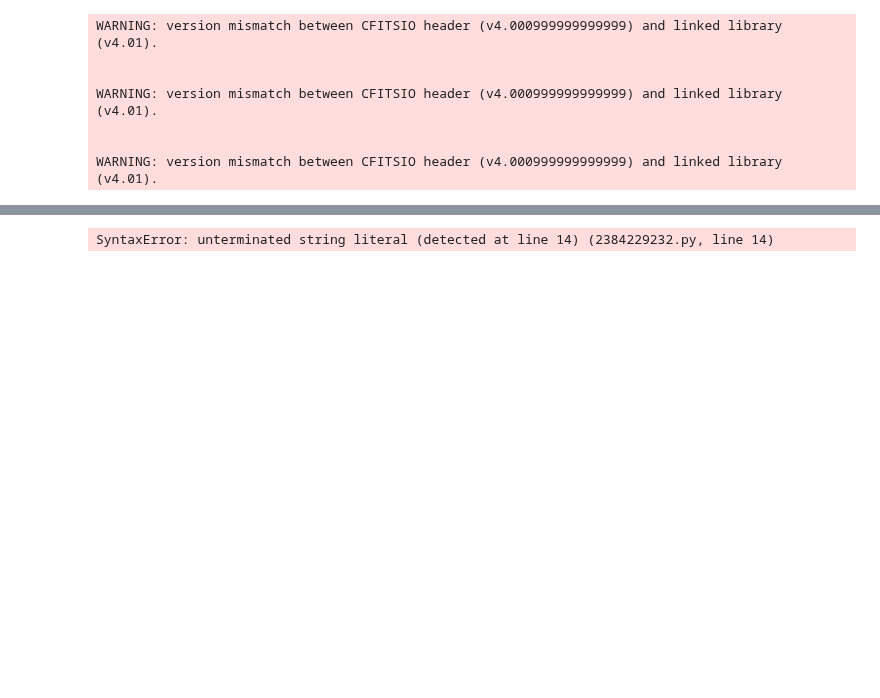
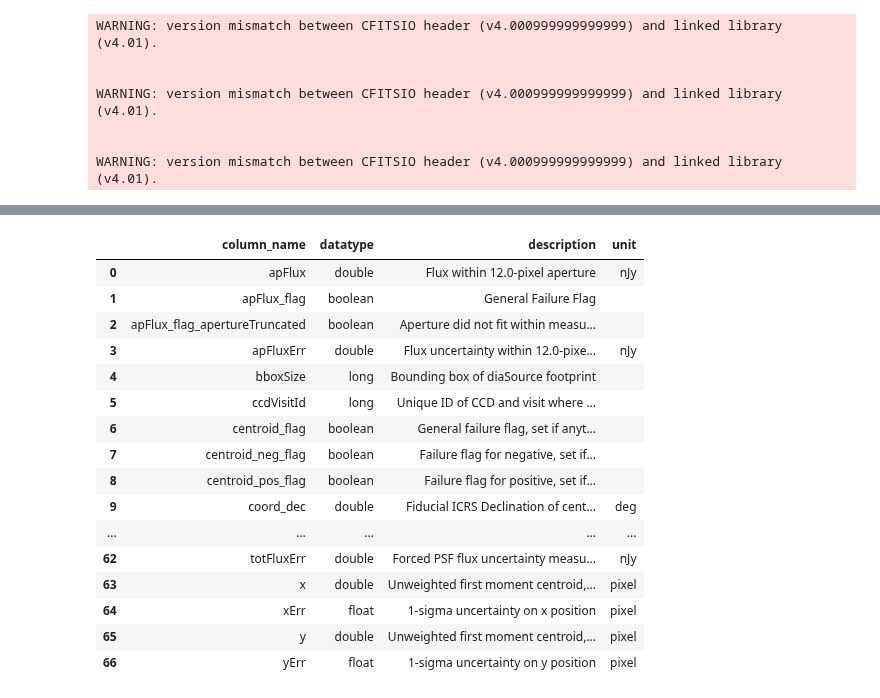
Before and after one commit to rubin-dp0/cst-dev, a Jupyter notebook: CCW_treehouse/Image_cutout_service_draft_template.ipynb, the cells around one changed output, grey strips where cells are left out. Cells and saved outputs as stored; diff of their text form; code cells hidden in the pictures; blank space fills up the shorter version.

```diff
--- a/CCW_treehouse/Image_cutout_service_draft_template.ipynb
+++ b/CCW_treehouse/Image_cutout_service_draft_template.ipynb
@@ -240,46 +211,22 @@ Was expecting one of:
-# %%
-Adapted from DC2 tutorial notebook by Michael Wood-Vasey.
-
-Parameters
-----------
-butler: lsst.daf.persistence.Butler
-    Servant providing access to a data repository
-ra: float
-    Right ascension of the center of the cutout, in degrees
-dec: float
-    Declination of the center of the cutout, in degrees
-band: string
-    Filter of the image to load
-datasetType: string ['deepCoadd']
-    Which type of coadd to load.  Doesn't support 'calexp'
-skymap: lsst.afw.skyMap.SkyMap [optional]
-    Pass in to avoid the Butler read.  Useful if you have lots of them.
-cutoutSideLength: float [optional]
-    Size of the cutout region in pixels.
-
-Returns
--------
-MaskedImage
-"""
-radec = geom.SpherePoint(ra, dec, geom.degrees)
-cutoutSize = geom.ExtentI(cutoutSideLength, cutoutSideLength)
-
-if skymap is None:
-    skymap = butler.get("skyMap")
-
-# Look up the tract, patch for the RA, Dec
-tractInfo = skymap.findTract(radec)
-patchInfo = tractInfo.findPatch(radec)
-xy = geom.PointI(tractInfo.getWcs().skyToPixel(radec))
-bbox = geom.BoxI(xy - cutoutSize // 2, cutoutSize)
-patch = tractInfo.getSequentialPatchIndex(patchInfo)
-
-coaddId = {'tract': tractInfo.getId(), 'patch': patch, 'band': band}
-parameters = {'bbox': bbox}
-
-cutout_image = butler.get(datasetType, parameters=parameters,
-                           dataId=coaddId)
-
-return cutout_image
-# %% [output]
-SyntaxError: unterminated string literal (detected at line 14) (2384229232.py, line 14)
+# %%
+results = service.search("SELECT column_name, datatype, description, unit from TAP_SCHEMA.columns "
+                         "WHERE table_name = 'dp02_dc2_catalogs.DiaSource'")
+results.to_table().to_pandas()
+# %% [output]
+|  | column_name | datatype | description | unit |
+| 0 | apFlux | double | Flux within 12.0-pixel aperture | nJy |
+| 1 | apFlux_flag | boolean | General Failure Flag |  |
+| 2 | apFlux_flag_apertureTruncated | boolean | Aperture did not fit within measu... |  |
+| 3 | apFluxErr | double | Flux uncertainty within 12.0-pixe... | nJy |
+| 4 | bboxSize | long | Bounding box of diaSource footprint |  |
+| 5 | ccdVisitId | long | Unique ID of CCD and visit where ... |  |
+| 6 | centroid_flag | boolean | General failure flag, set if anyt... |  |
+| 7 | centroid_neg_flag | boolean | Failure flag for negative, set if... |  |
+| 8 | centroid_pos_flag | boolean | Failure flag for positive, set if... |  |
+| 9 | coord_dec | double | Fiducial ICRS Declination of cent... | deg |
+| ... | ... | ... | ... | ... |
+| 62 | totFluxErr | double | Forced PSF flux uncertainty measu... | nJy |
+| 63 | x | double | Unweighted first moment centroid,... | pixel |
+| 64 | xErr | float | 1-sigma uncertainty on x position | pixel |
+| 65 | y | double | Unweighted first moment centroid,... | pixel |
+| 66 | yErr | float | 1-sigma uncertainty on y position | pixel |
```
Also changed, not shown: parts of 9 cells of this notebook.
